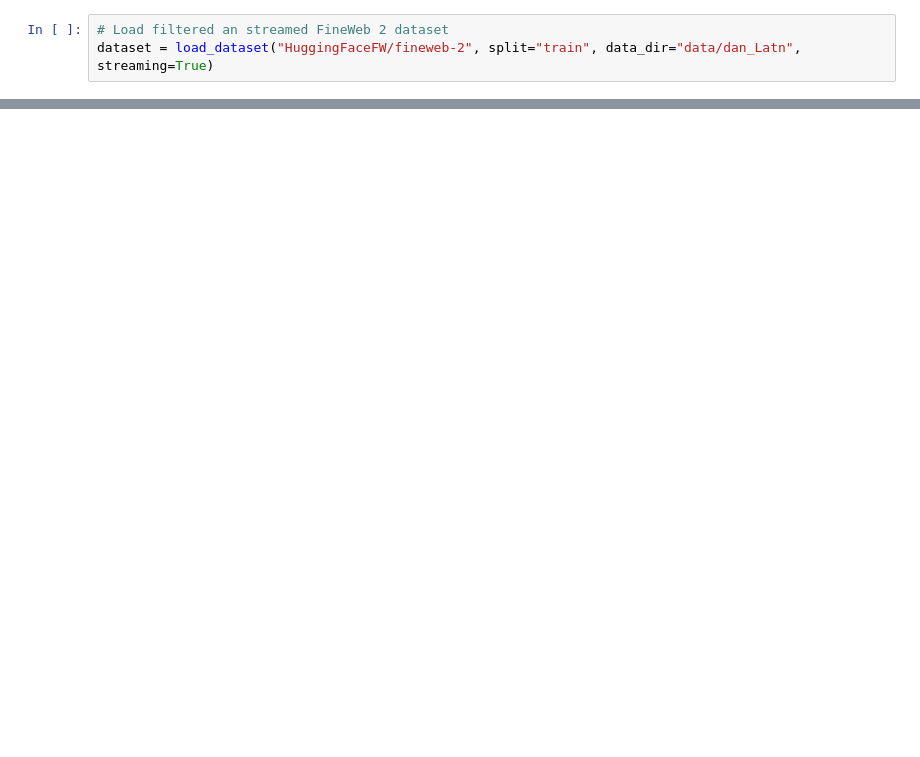
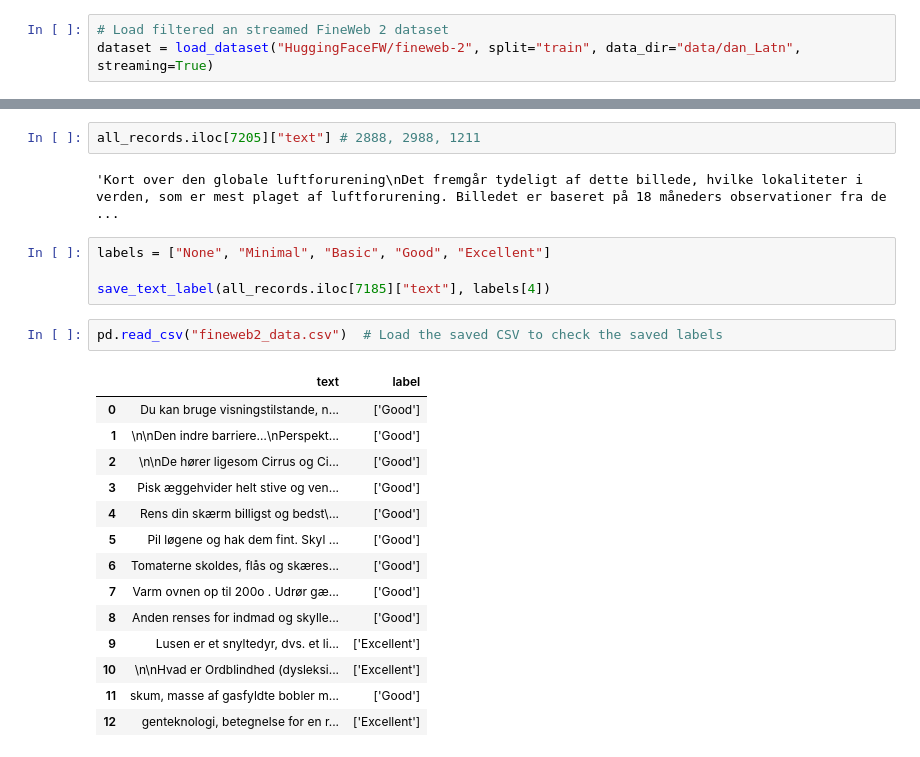
Before and after one commit to Shadoughcake/Enhancing-Multilingual-AI-Analyzing-and-Modeling-Educational-Content-with-the-FineWeb-C, a Jupyter notebook: fineweb.ipynb, the cells around one changed output, grey strips where cells are left out. Cells and saved outputs as stored; diff of their text form; blank space fills up the shorter version.

```diff
--- a/fineweb.ipynb
+++ b/fineweb.ipynb
@@ -99,0 +166,25 @@ all_records[all_records["domain"] == check_domain]
+# %%
+all_records.iloc[7205]["text"] # 2888, 2988, 1211
+# %% [output]
+'Kort over den globale luftforurening\nDet fremgår tydeligt af dette billede, hvilke lokaliteter i verden, som er mest plaget af luftforurening. Billedet er baseret på 18 måneders observationer fra de ...
+# %%
+labels = ["None", "Minimal", "Basic", "Good", "Excellent"]
+
+save_text_label(all_records.iloc[7185]["text"], labels[4])
+# %%
+pd.read_csv("fineweb2_data.csv")  # Load the saved CSV to check the saved labels
+# %% [output]
+|  | text | label |
+| 0 | Du kan bruge visningstilstande, n... | ['Good'] |
+| 1 | \n\nDen indre barriere…\nPerspekt... | ['Good'] |
+| 2 | \n\nDe hører ligesom Cirrus og Ci... | ['Good'] |
+| 3 | Pisk æggehvider helt stive og ven... | ['Good'] |
+| 4 | Rens din skærm billigst og bedst\... | ['Good'] |
+| 5 | Pil løgene og hak dem fint. Skyl ... | ['Good'] |
+| 6 | Tomaterne skoldes, flås og skæres... | ['Good'] |
+| 7 | Varm ovnen op til 200o . Udrør gæ... | ['Good'] |
+| 8 | Anden renses for indmad og skylle... | ['Good'] |
+| 9 | Lusen er et snyltedyr, dvs. et li... | ['Excellent'] |
+| 10 | \n\nHvad er Ordblindhed (dysleksi... | ['Excellent'] |
+| 11 | skum, masse af gasfyldte bobler m... | ['Good'] |
+| 12 | genteknologi, betegnelse for en r... | ['Excellent'] |
```
Also changed, not shown: parts of 11 cells of this notebook, 2 other files.
